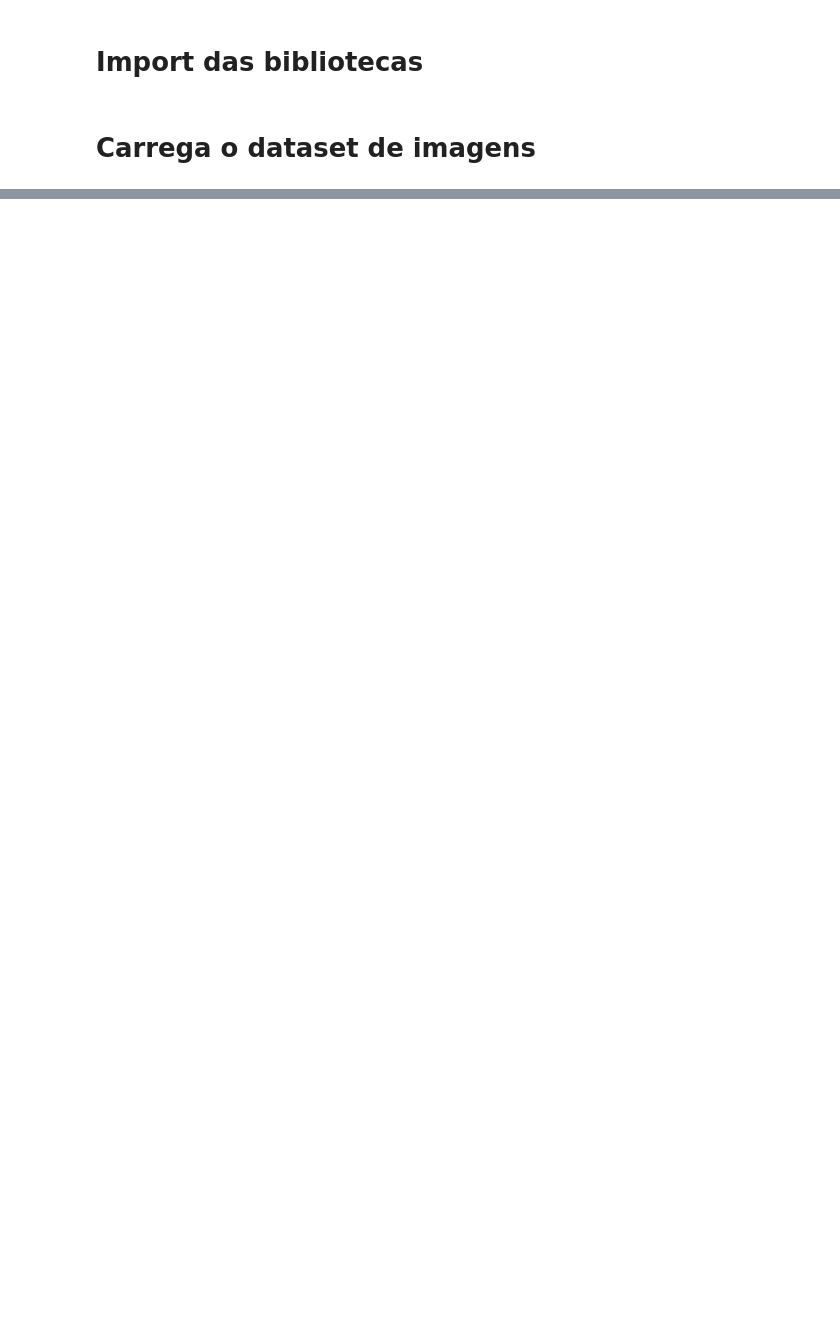
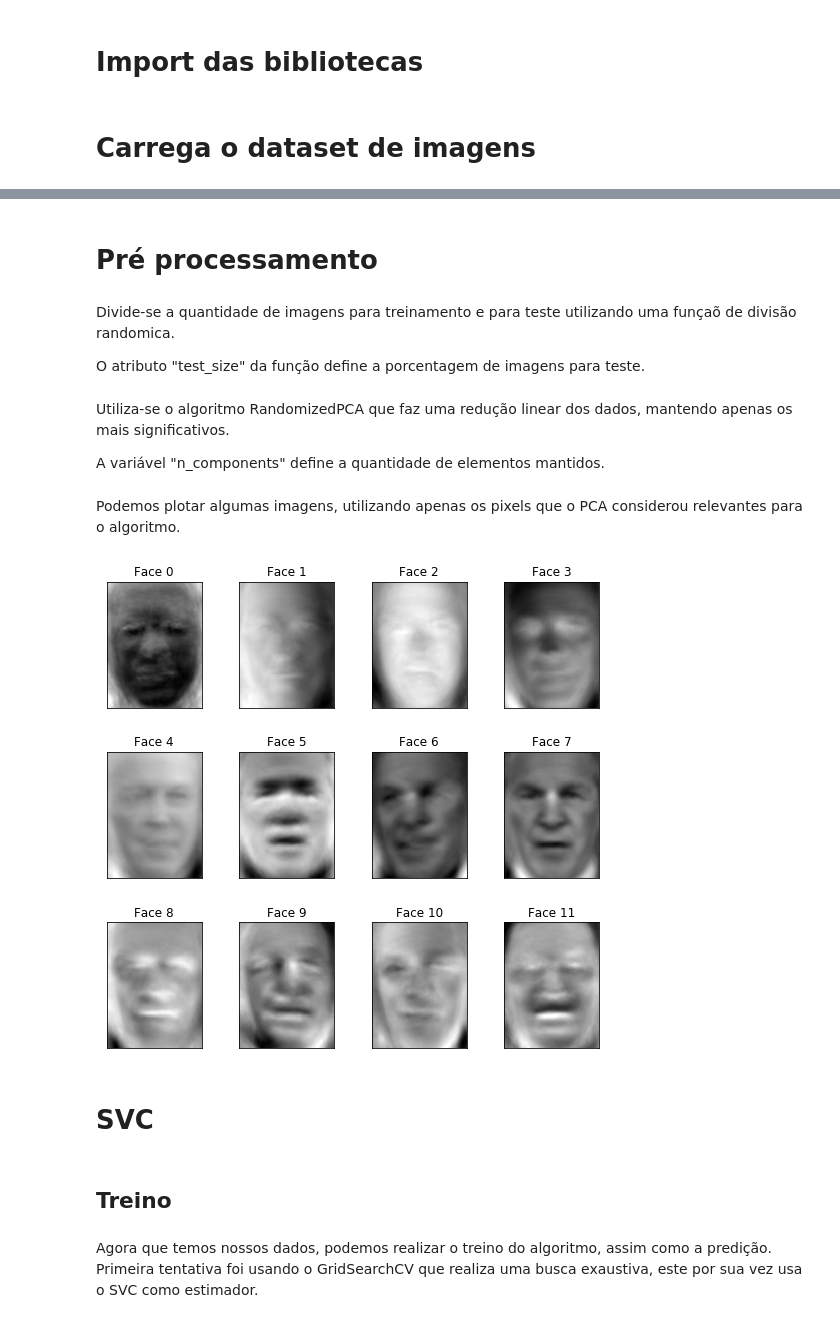
Before and after one commit to nlp-pucrs/ia-ec-2017-2-tp3, a Jupyter notebook: Gabriel_Augusto.ipynb, the cells around one changed output, grey strips where cells are left out. Drawn from its saved outputs; the diff is of its cells as text; code cells hidden in the pictures; blank space fills up the shorter version.

```diff
--- a/Gabriel_Augusto.ipynb
+++ b/Gabriel_Augusto.ipynb
@@ -64,0 +22,2 @@ array([[[ 254.33332825,  254.33332825,  253.66667175, ...,   56.33333206,
+# %%
+people = fetch_lfw_people(min_faces_per_person=70, resize=1)
@@ -64,0 +38,10 @@ array([[[ 254.33332825,  254.33332825,  253.66667175, ...,   56.33333206,
+# %% [markdown]
+# Pré processamento
+# %% [markdown]
+Divide-se a quantidade de imagens para treinamento e para teste utilizando uma funçaõ de divisão randomica.
+
+O atributo "test_size" da função define a porcentagem de imagens para teste.
+# %% [markdown]
+Utiliza-se o algoritmo RandomizedPCA que faz uma redução linear dos dados, mantendo apenas os mais significativos.
+
+A variável "n_components" define a quantidade de elementos mantidos.
@@ -64,0 +55,29 @@ array([[[ 254.33332825,  254.33332825,  253.66667175, ...,   56.33333206,
+# %% [markdown]
+Podemos plotar algumas imagens, utilizando apenas os pixels que o PCA considerou relevantes para o algoritmo.
+# %%
+def plot_gallery(images, titles, h, w, n_row=3, n_col=4):
+    plt.figure(figsize=(1.8 * n_col, 2.4 * n_row))
+    plt.subplots_adjust(bottom=0, left=.01, right=.99,
+                        top=.90, hspace=.35)
+    for i in range(n_row * n_col):
+        plt.subplot(n_row, n_col, i + 1)
+        plt.imshow(images[i].reshape((h, w)), cmap=plt.cm.gray)
+        plt.title(titles[i], size=12)
+        plt.xticks(())
+        plt.yticks(())
+
+eigenface_titles= []
+for i in range(people.images.shape[0]):
+    eigenface_titles.append("Face "+str(i))
+
+plot_gallery(eigenfaces, eigenface_titles, h, w)
+
+plt.show()
+# %% [output]
+[figure, added]
+# %% [markdown]
+# SVC
+# %% [markdown]
+## Treino
+# %% [markdown]
+Agora que temos nossos dados, podemos realizar o treino do algoritmo, assim como a predição. Primeira tentativa foi usando o GridSearchCV que realiza uma busca exaustiva, este por sua vez usa o SVC como estimador.
```
Also changed, not shown: parts of 31 cells of this notebook.
